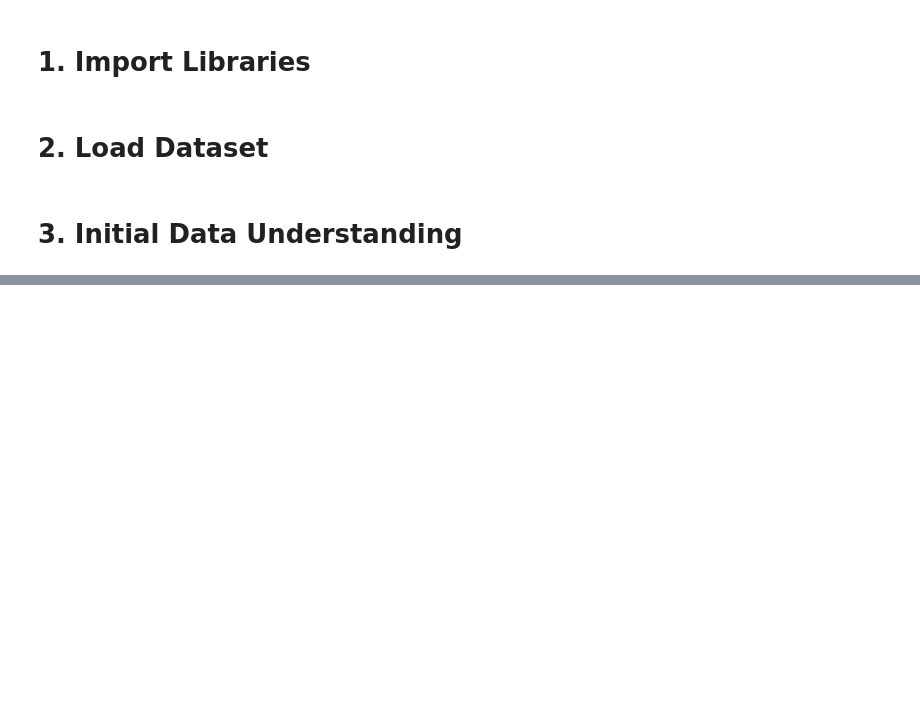
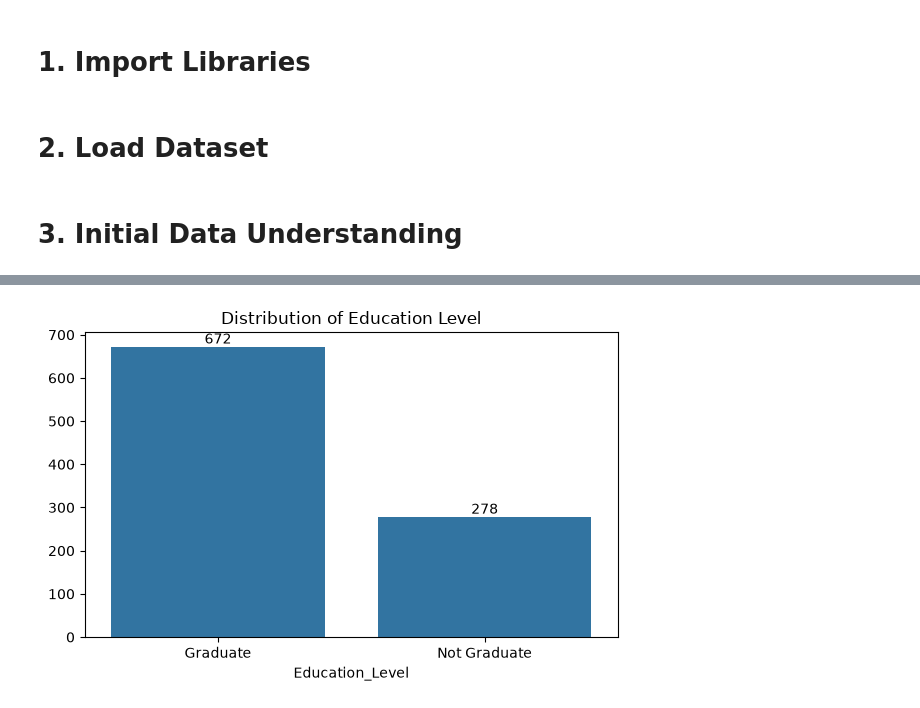
Before and after one commit to kaifbaig/CreditWise-Loan-Approval, a Jupyter notebook: credit_wise.ipynb, the cells around one changed output, grey strips where cells are left out. Drawn from its saved outputs; the diff is of its cells as text; code cells hidden in the pictures; blank space fills up the shorter version.

```diff
--- a/credit_wise.ipynb
+++ b/credit_wise.ipynb
@@ -903,0 +105,11 @@ This project demonstrates the complete workflow of a supervised classification p
+# %%
+# Education Level distribution
+plt.figure(figsize=(6, 4))
+edu_cnt = df["Education_Level"].value_counts()
+ax = sns.barplot(x=edu_cnt.index, y=edu_cnt.values)
+ax.bar_label(ax.containers[0])
+plt.title("Distribution of Education Level")
+plt.tight_layout()
+plt.show()
+# %% [output]
+[figure, added]
```
Also changed, not shown: parts of 129 cells of this notebook, 8 other files.
